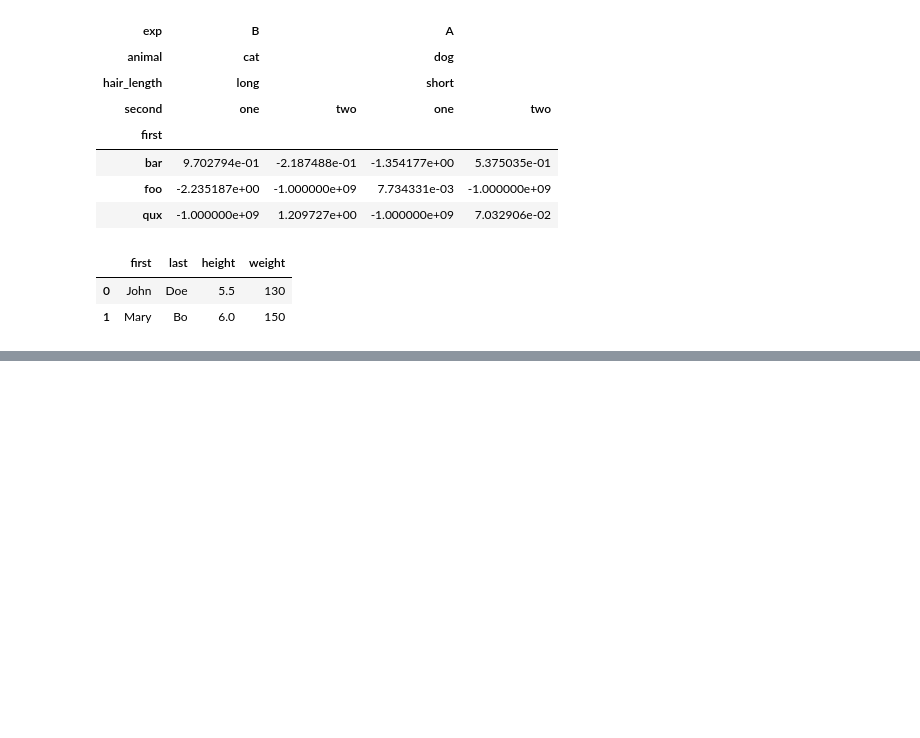
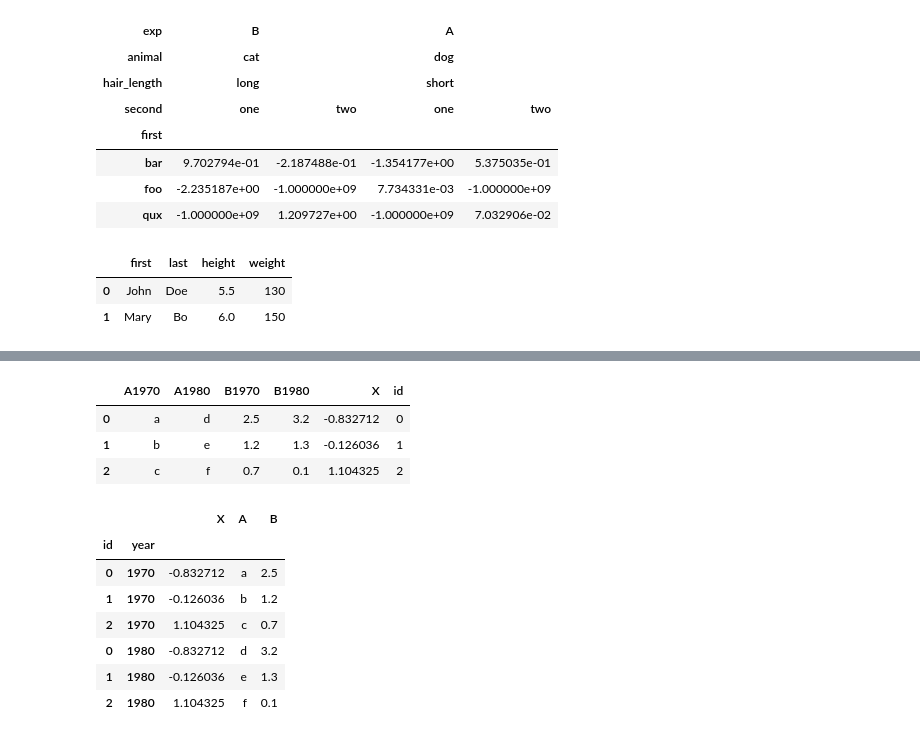
Before and after one commit to ilyak93/self-studying, a Jupyter notebook: DataEngineering/pandas/pandas_reshaping_pivot_tables.ipynb, the cells around one changed output, grey strips where cells are left out. Saved outputs shown, nothing was run; the diff lists cells and outputs as text; code cells hidden in the pictures; blank space fills up the shorter version.

```diff
--- a/DataEngineering/pandas/pandas_reshaping_pivot_tables.ipynb
+++ b/DataEngineering/pandas/pandas_reshaping_pivot_tables.ipynb
@@ -537,0 +598,39 @@ cheese
+# %%
+dft = pd.DataFrame(
+
+    {
+
+        "A1970": {0: "a", 1: "b", 2: "c"},
+
+        "A1980": {0: "d", 1: "e", 2: "f"},
+
+        "B1970": {0: 2.5, 1: 1.2, 2: 0.7},
+
+        "B1980": {0: 3.2, 1: 1.3, 2: 0.1},
+
+        "X": dict(zip(range(3), np.random.randn(3))),
+
+    }
+
+)
+
+
+dft["id"] = dft.index
+
+dft
+# %% [output]
+|  | A1970 | A1980 | B1970 | B1980 | X | id |
+| 0 | a | d | 2.5 | 3.2 | -0.832712 | 0 |
+| 1 | b | e | 1.2 | 1.3 | -0.126036 | 1 |
+| 2 | c | f | 0.7 | 0.1 | 1.104325 | 2 |
+# %%
+pd.wide_to_long(dft, ["A", "B"], i="id", j="year")
+# %% [output]
+|  |  | X | A | B |
+| id | year |  |  |  |
+| 0 | 1970 | -0.832712 | a | 2.5 |
+| 1 | 1970 | -0.126036 | b | 1.2 |
+| 2 | 1970 | 1.104325 | c | 0.7 |
+| 0 | 1980 | -0.832712 | d | 3.2 |
+| 1 | 1980 | -0.126036 | e | 1.3 |
+| 2 | 1980 | 1.104325 | f | 0.1 |
```
Also changed, not shown: parts of 43 cells of this notebook.
